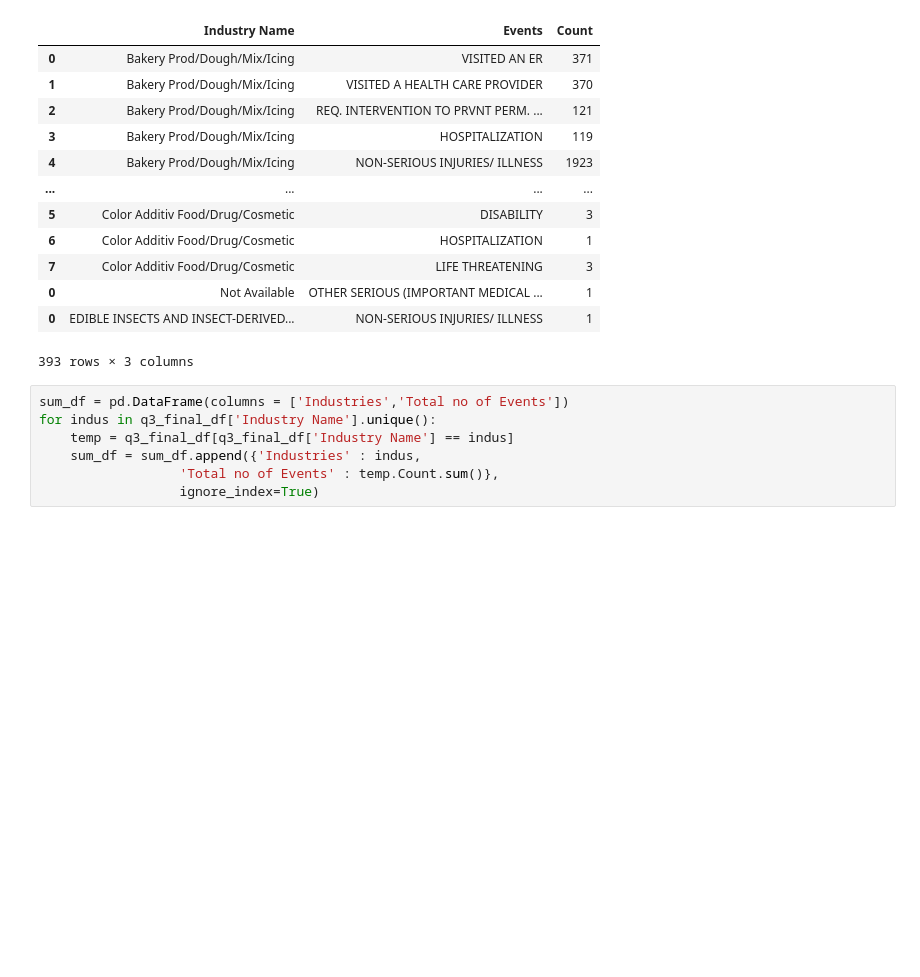
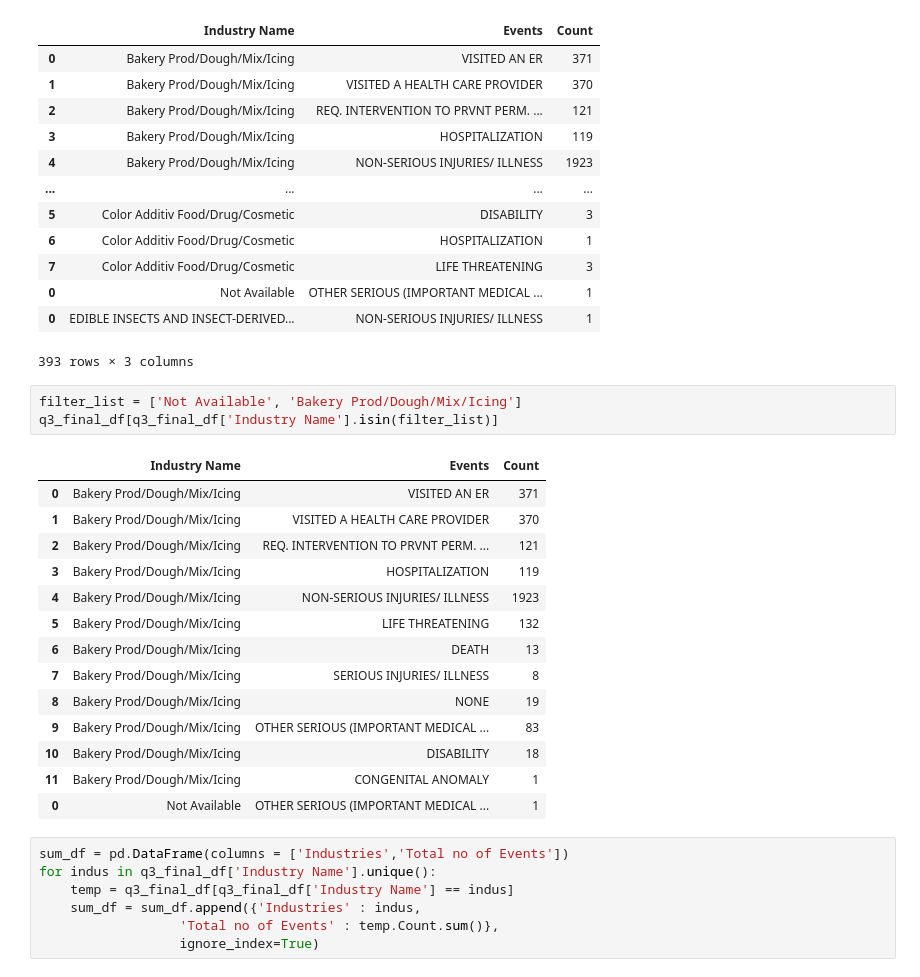
Before and after one commit to narsimrao/Novo_nordisk_comp, a Jupyter notebook: Novo_Nordisk_competition.ipynb, the cells around one changed output. Cells and saved outputs as stored; diff of their text form; blank space fills up the shorter version.

```diff
--- a/Novo_Nordisk_competition.ipynb
+++ b/Novo_Nordisk_competition.ipynb
@@ -283,6 +293,24 @@ q3_final_df
 | 0 | Not Available | OTHER SERIOUS (IMPORTANT MEDICAL ... | 1 |
 | 0 | EDIBLE INSECTS AND INSECT-DERIVED... | NON-SERIOUS INJURIES/ ILLNESS | 1 |
 393 rows × 3 columns
+# %%
+filter_list = ['Not Available', 'Bakery Prod/Dough/Mix/Icing']
+q3_final_df[q3_final_df['Industry Name'].isin(filter_list)]
+# %% [output]
+|  | Industry Name | Events | Count |
+| 0 | Bakery Prod/Dough/Mix/Icing | VISITED AN ER | 371 |
+| 1 | Bakery Prod/Dough/Mix/Icing | VISITED A HEALTH CARE PROVIDER | 370 |
+| 2 | Bakery Prod/Dough/Mix/Icing | REQ. INTERVENTION TO PRVNT PERM. ... | 121 |
+| 3 | Bakery Prod/Dough/Mix/Icing | HOSPITALIZATION | 119 |
+| 4 | Bakery Prod/Dough/Mix/Icing | NON-SERIOUS INJURIES/ ILLNESS | 1923 |
+| 5 | Bakery Prod/Dough/Mix/Icing | LIFE THREATENING | 132 |
+| 6 | Bakery Prod/Dough/Mix/Icing | DEATH | 13 |
+| 7 | Bakery Prod/Dough/Mix/Icing | SERIOUS INJURIES/ ILLNESS | 8 |
+| 8 | Bakery Prod/Dough/Mix/Icing | NONE | 19 |
+| 9 | Bakery Prod/Dough/Mix/Icing | OTHER SERIOUS (IMPORTANT MEDICAL ... | 83 |
+| 10 | Bakery Prod/Dough/Mix/Icing | DISABILITY | 18 |
+| 11 | Bakery Prod/Dough/Mix/Icing | CONGENITAL ANOMALY | 1 |
+| 0 | Not Available | OTHER SERIOUS (IMPORTANT MEDICAL ... | 1 |
 # %%
 sum_df = pd.DataFrame(columns = ['Industries','Total no of Events'])
 for indus in q3_final_df['Industry Name'].unique():
```
Also changed, not shown: parts of 7 cells of this notebook.
